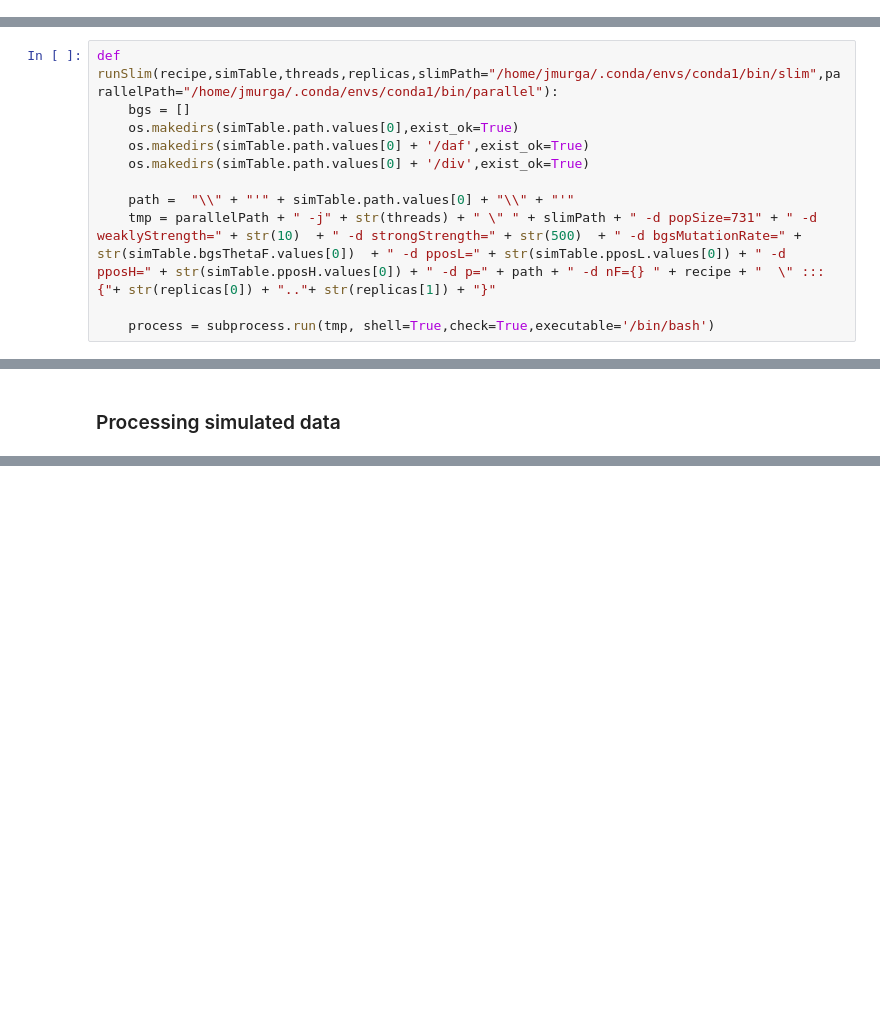
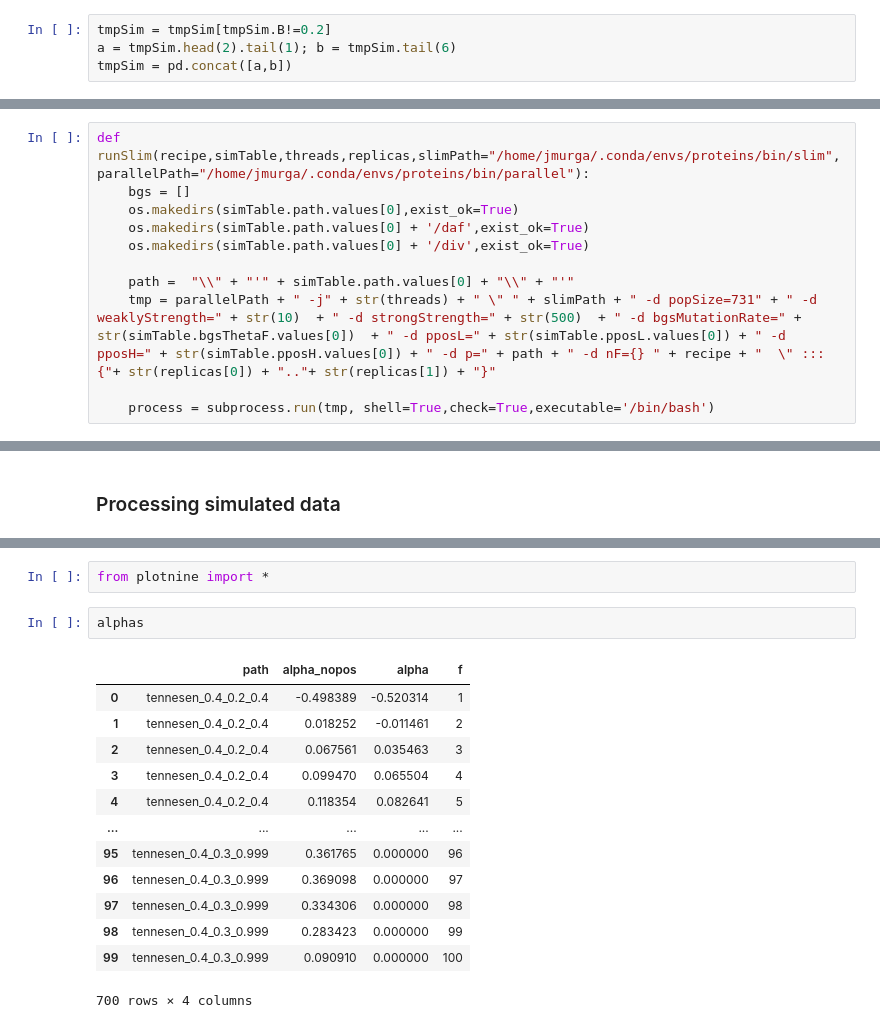
Before and after one commit to jmurga/abcmk_simulations, a Jupyter notebook: scripts/notebooks/bgsSimulations.ipynb, the cells around one changed output, grey strips where cells are left out. Cells and saved outputs as stored; diff of their text form; blank space fills up the shorter version.

```diff
--- a/scripts/notebooks/bgsSimulations.ipynb
+++ b/scripts/notebooks/bgsSimulations.ipynb
@@ -409,9 +415,13 @@ tmpSim['path'] = tmpSim.apply(lambda row: "/home/jmurga/mkt/202004/rawData/simul
+# %%
+tmpSim = tmpSim[tmpSim.B!=0.2]
+a = tmpSim.head(2).tail(1); b = tmpSim.tail(6)
+tmpSim = pd.concat([a,b])
 # %% [markdown]
 ### Running SLiM
 # %% [markdown]
 Generating replicates and folders
 # %%
-def runSlim(recipe,simTable,threads,replicas,slimPath="/home/jmurga/.conda/envs/conda1/bin/slim",parallelPath="/home/jmurga/.conda/envs/conda1/bin/parallel"):
+def runSlim(recipe,simTable,threads,replicas,slimPath="/home/jmurga/.conda/envs/proteins/bin/slim",parallelPath="/home/jmurga/.conda/envs/proteins/bin/parallel"):
     bgs = []
     os.makedirs(simTable.path.values[0],exist_ok=True)
     os.makedirs(simTable.path.values[0] + '/daf',exist_ok=True)
@@ -462,0 +507,18 @@ df.set_index(tmpSim.path.apply(lambda row: row.split('/')[-1]))
+# %%
+from plotnine import *
+# %%
+alphas
+# %% [output]
+|  | path | alpha_nopos | alpha | f |
+| 0 | tennesen_0.4_0.2_0.4 | -0.498389 | -0.520314 | 1 |
+| 1 | tennesen_0.4_0.2_0.4 | 0.018252 | -0.011461 | 2 |
+| 2 | tennesen_0.4_0.2_0.4 | 0.067561 | 0.035463 | 3 |
+| 3 | tennesen_0.4_0.2_0.4 | 0.099470 | 0.065504 | 4 |
+| 4 | tennesen_0.4_0.2_0.4 | 0.118354 | 0.082641 | 5 |
+| ... | ... | ... | ... | ... |
+| 95 | tennesen_0.4_0.3_0.999 | 0.361765 | 0.000000 | 96 |
+| 96 | tennesen_0.4_0.3_0.999 | 0.369098 | 0.000000 | 97 |
+| 97 | tennesen_0.4_0.3_0.999 | 0.334306 | 0.000000 | 98 |
+| 98 | tennesen_0.4_0.3_0.999 | 0.283423 | 0.000000 | 99 |
+| 99 | tennesen_0.4_0.3_0.999 | 0.090910 | 0.000000 | 100 |
+700 rows × 4 columns
```
Also changed, not shown: parts of 10 cells of this notebook, 5 other files.
